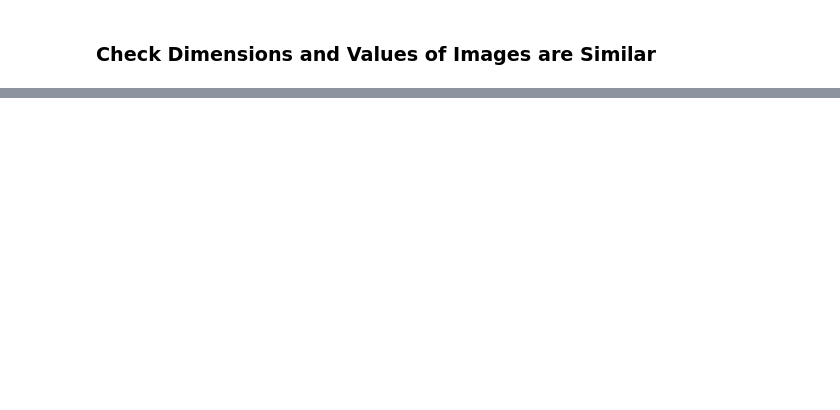
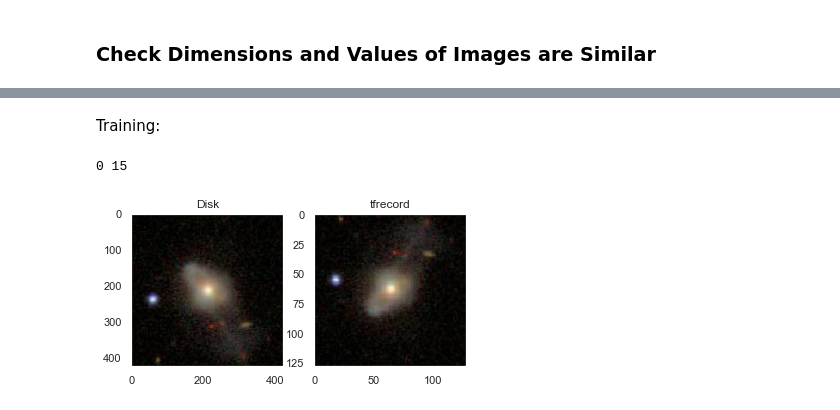
Before and after one commit to colinleach/zoobot, a Jupyter notebook: notebooks/verify_tfrecord_labels.ipynb, the cells around one changed output, grey strips where cells are left out. Cells and saved outputs as stored; diff of their text form; code cells hidden in the pictures; blank space fills up the shorter version.

```diff
--- a/notebooks/verify_tfrecord_labels.ipynb
+++ b/notebooks/verify_tfrecord_labels.ipynb
@@ -174,0 +210,32 @@ ax1.hist(flat_acquired_batch[flat_acquired_batch > 20000], bins=20, alpha=0.5)
+# %%
+def compare_disk_and_tfrecord(catalog, subjects, id_str):
+    fig, (ax0, ax1) = plt.subplots(ncols=2)
+
+    # look up id in catalog and show png in file_loc
+    subject_disk = catalog[catalog['id_str'] == id_str].squeeze()
+    file_loc = subject_disk['file_loc']
+    pil_im = Image.open(file_loc, 'r')
+    ax0.imshow(np.asarray(pil_im))
+    ax0.set_title('Disk')
+    ax0.grid(False)
+
+    # look up id in tfrecord and show saved matrix
+    matching_tf = [x for x in subjects if x['id_str'].decode('utf-8') == id_str]
+    assert len(matching_tf) == 1
+    subject_tfrecord = matching_tf[0]
+    image = subject_tfrecord['matrix'].astype(np.uint8).reshape(size, size, channels)
+    ax1.set_title('tfrecord')
+    ax1.imshow(image)
+    ax1.grid(False)
+
+    assert subject_disk['total_votes'] == subject_tfrecord['total_votes']
+    assert subject_disk['label'] == subject_tfrecord['label']
+
+    print(subject_disk['label'], subject_disk['total_votes'])
+# %% [markdown]
+Training:
+# %%
+compare_disk_and_tfrecord(catalog, training_subjects, '154311')
+# %% [output]
+0 15
+[figure, added]
```
Also changed, not shown: parts of 31 cells of this notebook, 2 other files.
